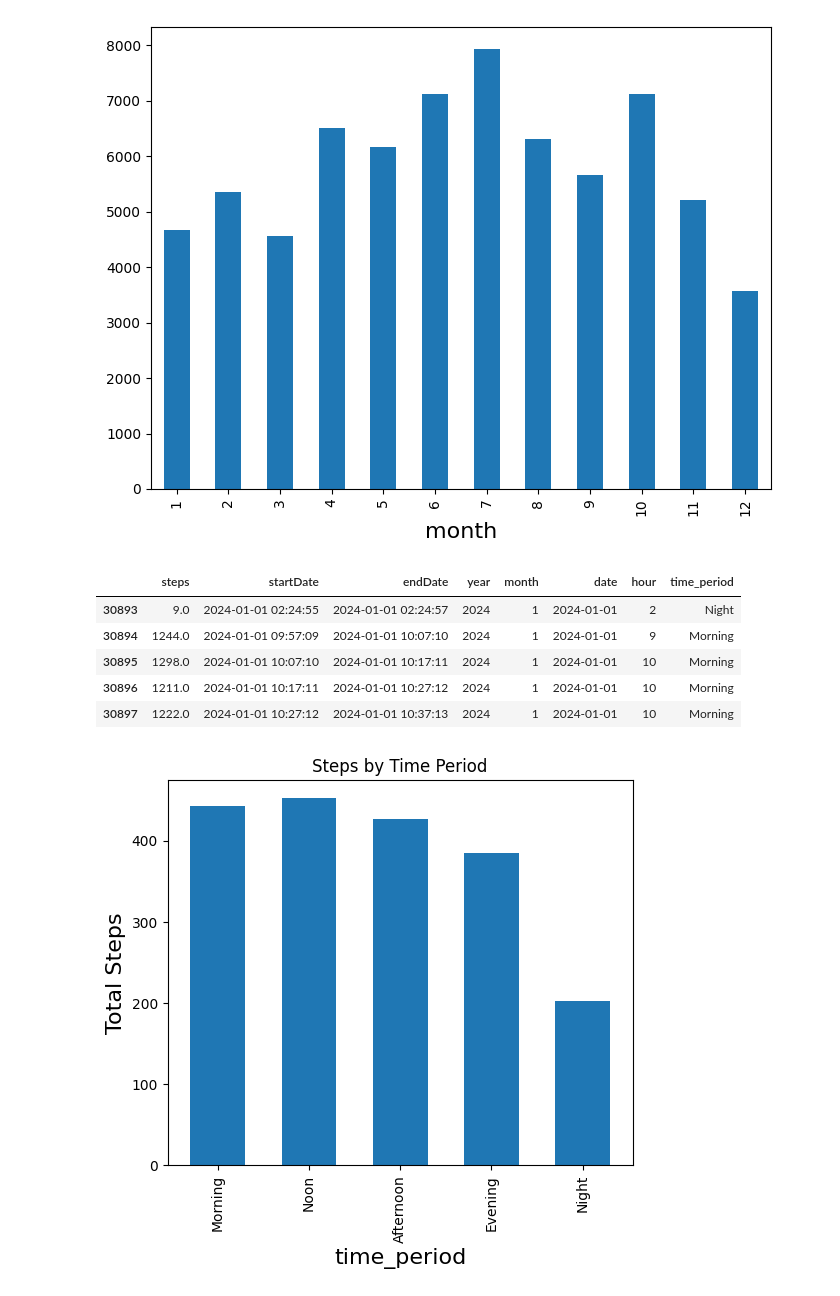
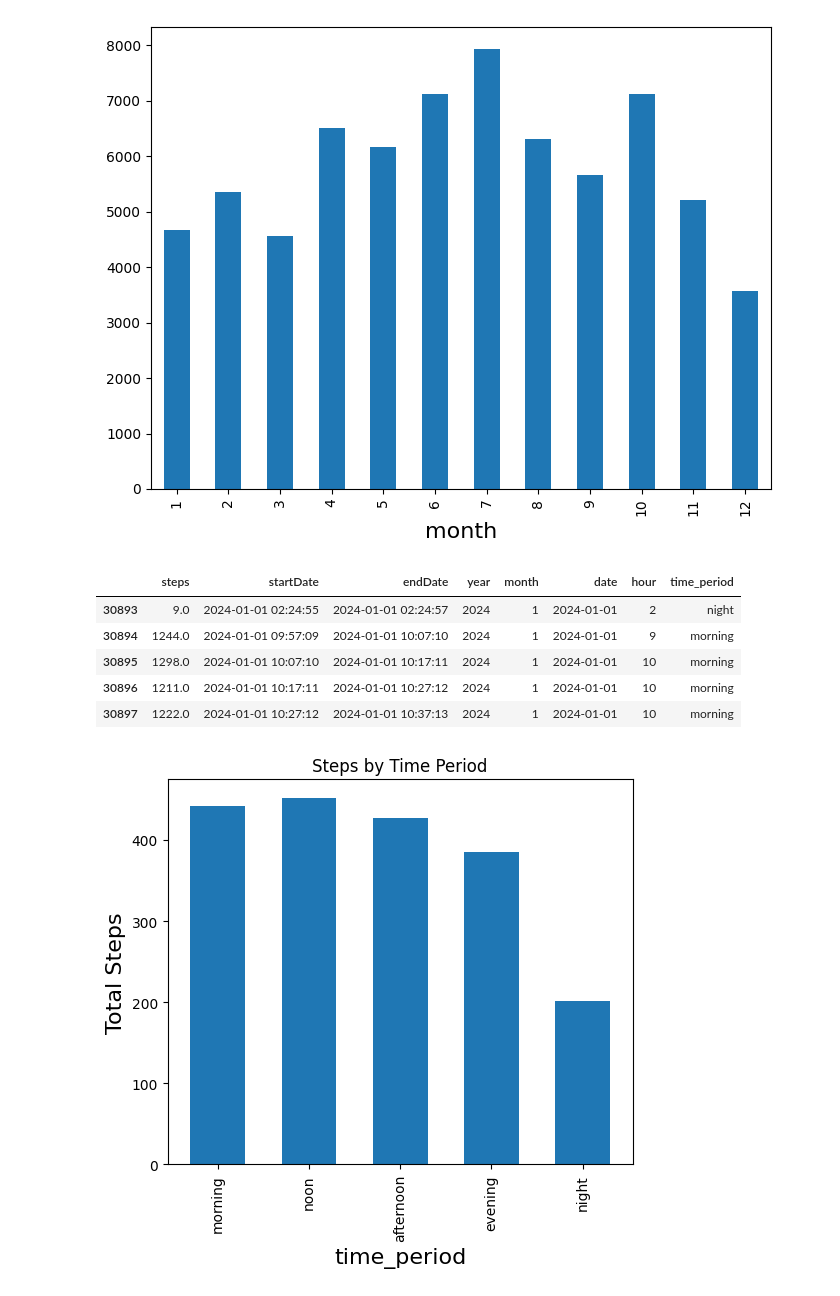
Before and after one commit to zsykk/pet_prject, a Jupyter notebook: pet_project.ipynb, the cells around one changed output. Drawn from its saved outputs; the diff is of its cells as text; code cells hidden in the pictures.

```diff
--- a/pet_project.ipynb
+++ b/pet_project.ipynb
@@ -296,41 +299,42 @@ plt.show()
 # Function to map time to four periods of a day
 def map_time_period(hour):
     if 6 <= hour <= 11:
-        return 'Morning'
+        return 'morning'
     elif 12 <= hour <= 14:
-        return 'Noon'
+        return 'noon'
     elif 15 <= hour <= 17:
-        return 'Afternoon'
+        return 'afternoon'
     elif 18 <= hour <= 20:
-        return 'Evening'
+        return 'evening'
     else:
-        return 'Night'
+        return 'night'
 # %%
 # *****************************************
 df_filtered_by_hours = df_col_dropped[(df_col_dropped['year'] >= 2024) & (df_col_dropped['year'] <= 2025)]
 df_filtered_by_hours['hour'] = df_filtered_by_hours['startDate'].dt.hour
 df_filtered_by_hours['time_period'] = df_filtered_by_hours['hour'].apply(map_time_period)
 
 # df_filtered['hour'] = df_filtered['startDate'].dt.hour
 # df_filtered['time_period'] = df_filtered['hour'].apply(map_time_period)
+
 display(df_filtered_by_hours.head())
 time_period_mean = df_filtered_by_hours.groupby('time_period')['steps'].mean()
 
-time_period_steps = time_period_mean.reindex(['Morning','Noon','Afternoon','Evening','Night'])
+time_period_steps = time_period_mean.reindex(['morning','noon','afternoon','evening','night'])
 
 plt.figure(figsize=(6,5))
 time_period_steps.plot(kind='bar', color='tab:blue', width=0.6)
 plt.ylabel('Total Steps')
 plt.title('Steps by Time Period')
 plt.show()
 # %% [output]
 |  | steps | startDate | endDate | year | month | date | hour | time_period |
-| 30893 | 9.0 | 2024-01-01 02:24:55 | 2024-01-01 02:24:57 | 2024 | 1 | 2024-01-01 | 2 | Night |
-| 30894 | 1244.0 | 2024-01-01 09:57:09 | 2024-01-01 10:07:10 | 2024 | 1 | 2024-01-01 | 9 | Morning |
-| 30895 | 1298.0 | 2024-01-01 10:07:10 | 2024-01-01 10:17:11 | 2024 | 1 | 2024-01-01 | 10 | Morning |
-| 30896 | 1211.0 | 2024-01-01 10:17:11 | 2024-01-01 10:27:12 | 2024 | 1 | 2024-01-01 | 10 | Morning |
-| 30897 | 1222.0 | 2024-01-01 10:27:12 | 2024-01-01 10:37:13 | 2024 | 1 | 2024-01-01 | 10 | Morning |
+| 30893 | 9.0 | 2024-01-01 02:24:55 | 2024-01-01 02:24:57 | 2024 | 1 | 2024-01-01 | 2 | night |
+| 30894 | 1244.0 | 2024-01-01 09:57:09 | 2024-01-01 10:07:10 | 2024 | 1 | 2024-01-01 | 9 | morning |
+| 30895 | 1298.0 | 2024-01-01 10:07:10 | 2024-01-01 10:17:11 | 2024 | 1 | 2024-01-01 | 10 | morning |
+| 30896 | 1211.0 | 2024-01-01 10:17:11 | 2024-01-01 10:27:12 | 2024 | 1 | 2024-01-01 | 10 | morning |
+| 30897 | 1222.0 | 2024-01-01 10:27:12 | 2024-01-01 10:37:13 | 2024 | 1 | 2024-01-01 | 10 | morning |
-[figure, old version]
+[figure, new version]
 # %%
 
 # ---------- 1. 每日步数自相关 ----------
```
Also changed, not shown: parts of 5 cells of this notebook.
